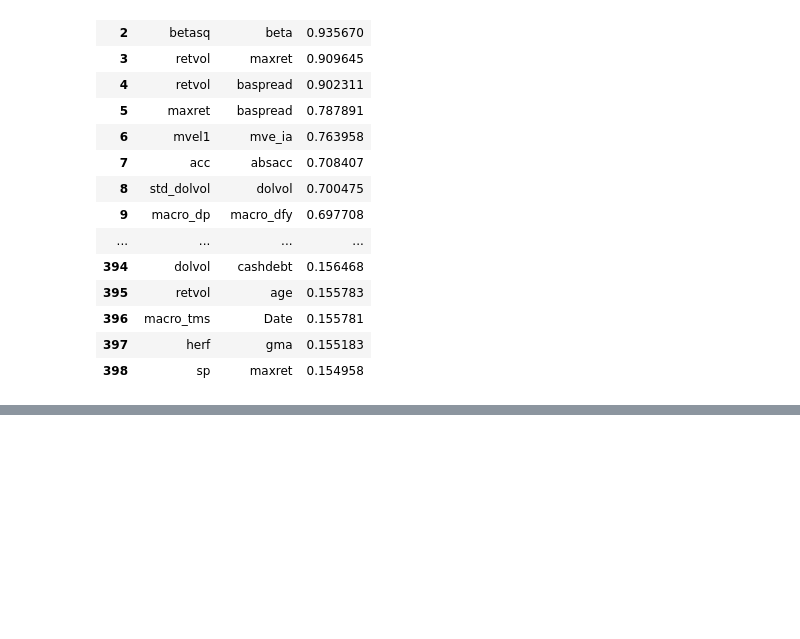
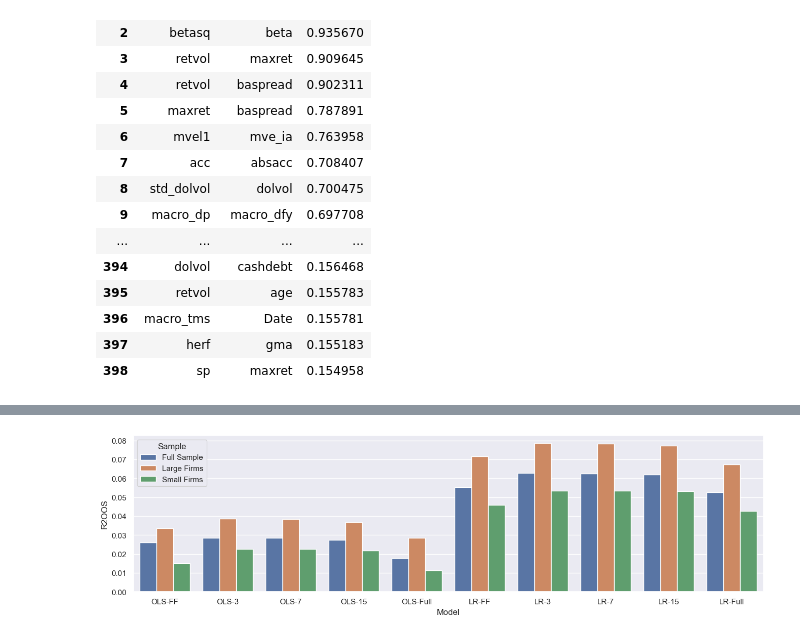
Before and after one commit to KidQuant/Taming-The-Factor-Zoo, a Jupyter notebook: 3_EDA.ipynb, the cells around one changed output, grey strips where cells are left out. Drawn from its saved outputs; the diff is of its cells as text; code cells hidden in the pictures; blank space fills up the shorter version.

```diff
--- a/3_EDA.ipynb
+++ b/3_EDA.ipynb
@@ -178,3 +232,30 @@ so
 | 396 | macro_tms | Date | 0.155781 |
 | 397 | herf | gma | 0.155183 |
 | 398 | sp | maxret | 0.154958 |
+# %%
+r2oos_ols_ff = pd.read_csv('r2\OLS_FF.csv', index_col = "Unnamed: 0")
+r2oos_ols_3 = pd.read_csv('r2\OLS_3.csv', index_col = "Unnamed: 0")
+r2oos_ols_7 = pd.read_csv('r2\OLS_7.csv', index_col = "Unnamed: 0")
+r2oos_ols_15 = pd.read_csv('r2\OLS_15.csv', index_col = "Unnamed: 0")
+r2oos_ols_full = pd.read_csv('r2\OLS_full.csv', index_col = "Unnamed: 0")
+r2oos_lr_ff = pd.read_csv('r2\lr-FF.csv', index_col = "Unnamed: 0")
+r2oos_lr_3 = pd.read_csv('r2\lr-3.csv', index_col = "Unnamed: 0")
+r2oos_lr_7 = pd.read_csv('r2\lr-7.csv', index_col = "Unnamed: 0")
+r2oos_lr_15 = pd.read_csv('r2\lr-15.csv', index_col = "Unnamed: 0")
+r2oos_lr_full = pd.read_csv('r2\lr_full.csv', index_col = "Unnamed: 0")
+# %%
+r2oos_ols_ff.reset_index(inplace=True)
+r2oos_ols_3.reset_index(inplace=True)
+r2oos_ols_7.reset_index(inplace=True)
+r2oos_ols_15.reset_index(inplace=True)
+r2oos_ols_full.reset_index(inplace=True)
+r2oos_lr_ff.reset_index(inplace=True)
+r2oos_lr_3.reset_index(inplace=True)
+r2oos_lr_7.reset_index(inplace=True)
+r2oos_lr_15.reset_index(inplace=True)
+r2oos_lr_full.reset_index(inplace=True)
+# %%
+dfs = [r2oos_ols_ff, r2oos_ols_3, r2oos_ols_7, r2oos_ols_15, r2oos_ols_full,
+       r2oos_lr_ff,r2oos_lr_3,r2oos_lr_7,r2oos_lr_15,r2oos_lr_full]
+
+df_r2oos  = reduce(lambda left,right: pd.merge(left,right, on = "index"), dfs)
@@ -180,0 +269,8 @@ so
+# %%
+#Plot results
+rcParams['figure.figsize'] = 16, 4
+df_melted=df_r2oos.melt(id_vars="index",var_name="Model",value_name="R2OOS")
+df_melted = df_melted.rename(columns={'index': 'Sample'})
+sns.barplot(x=df_melted["Model"], y= df_melted["R2OOS"], hue= df_melted["Sample"]);
+# %% [output]
+[figure, added]
```
Also changed, not shown: parts of 16 cells of this notebook.
